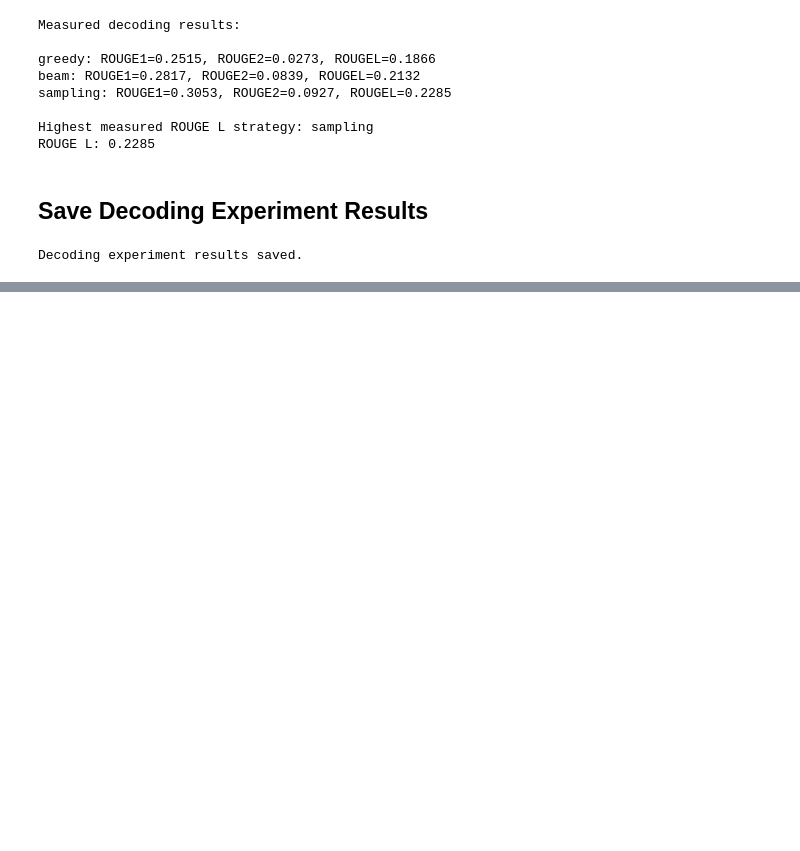
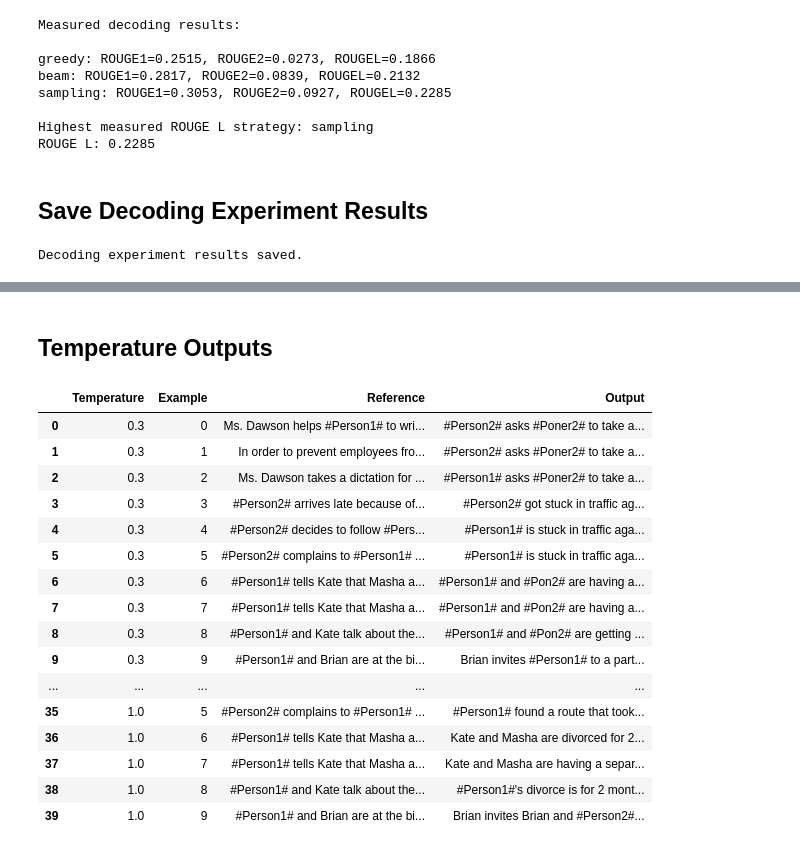
Before and after one commit to DrashtiShah23/data266-2046, a Jupyter notebook: hw5/HW5.ipynb, the cells around one changed output, grey strips where cells are left out. Saved outputs shown, nothing was run; the diff lists cells and outputs as text; code cells hidden in the pictures; blank space fills up the shorter version.

Commit message:
Evaluate sampling temperature for summary generation

```diff
--- a/hw5/HW5.ipynb
+++ b/hw5/HW5.ipynb
@@ -1949,0 +1974,33 @@ Decoding experiment results saved.
+# %%
+def generate_with_temperature(
+    model,
+    dialogue,
+    temperature,
+):
+    prompt = (
+        "Summarize the following dialogue:\n\n"
+        + dialogue
+    )
+
+    inputs = tokenizer(
+        prompt,
+        return_tensors="pt",
+        max_length=MAX_INPUT_LENGTH,
+        truncation=True,
+    ).to(device)
+
+    with torch.no_grad():
+        output_ids = model.generate(
+            **inputs,
+            max_new_tokens=128,
+            min_new_tokens=5,
+            do_sample=True,
+            temperature=temperature,
+            top_p=TEMPERATURE_TOP_P,
+            no_repeat_ngram_size=3,
+        )
+
+    return tokenizer.decode(
+        output_ids[0],
+        skip_special_tokens=True,
+    ).strip()
@@ -1949,0 +2051,31 @@ Decoding experiment results saved.
+# %% [markdown]
+## Temperature Outputs
+# %%
+temperature_outputs_df = pd.DataFrame(
+    temperature_results
+)
+
+pd.set_option(
+    "display.max_colwidth",
+    None,
+)
+
+temperature_outputs_df
+# %% [output]
+|  | Temperature | Example | Reference | Output |
+| 0 | 0.3 | 0 | Ms. Dawson helps #Person1# to wri... | #Person2# asks #Poner2# to take a... |
+| 1 | 0.3 | 1 | In order to prevent employees fro... | #Person2# asks #Poner2# to take a... |
+| 2 | 0.3 | 2 | Ms. Dawson takes a dictation for ... | #Person1# asks #Poner2# to take a... |
+| 3 | 0.3 | 3 | #Person2# arrives late because of... | #Person2# got stuck in traffic ag... |
+| 4 | 0.3 | 4 | #Person2# decides to follow #Pers... | #Person1# is stuck in traffic aga... |
+| 5 | 0.3 | 5 | #Person2# complains to #Person1# ... | #Person1# is stuck in traffic aga... |
+| 6 | 0.3 | 6 | #Person1# tells Kate that Masha a... | #Person1# and #Pon2# are having a... |
+| 7 | 0.3 | 7 | #Person1# tells Kate that Masha a... | #Person1# and #Pon2# are having a... |
+| 8 | 0.3 | 8 | #Person1# and Kate talk about the... | #Person1# and #Pon2# are getting ... |
+| 9 | 0.3 | 9 | #Person1# and Brian are at the bi... | Brian invites #Person1# to a part... |
+| ... | ... | ... | ... | ... |
+| 35 | 1.0 | 5 | #Person2# complains to #Person1# ... | #Person1# found a route that took... |
+| 36 | 1.0 | 6 | #Person1# tells Kate that Masha a... | Kate and Masha are divorced for 2... |
+| 37 | 1.0 | 7 | #Person1# tells Kate that Masha a... | Kate and Masha are having a separ... |
+| 38 | 1.0 | 8 | #Person1# and Kate talk about the... | #Person1#'s divorce is for 2 mont... |
+| 39 | 1.0 | 9 | #Person1# and Brian are at the bi... | Brian invites Brian and #Person2#... |
```
Also changed, not shown: parts of 19 cells of this notebook.
